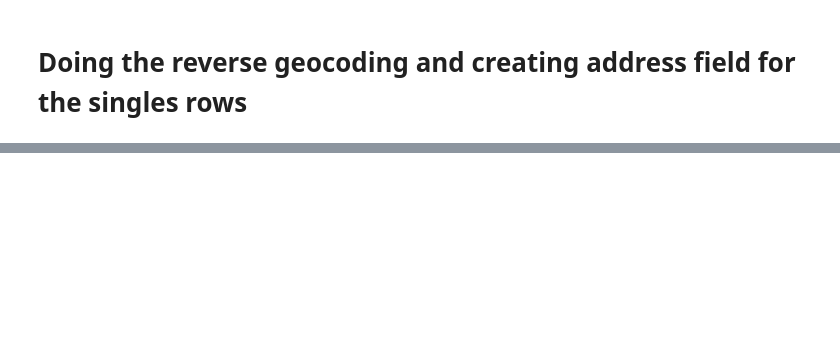
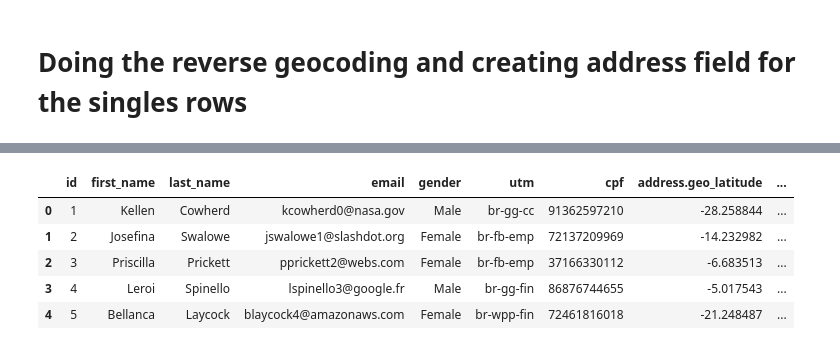
Before and after one commit to fabianomalves/data_engineer_test, a Jupyter notebook: data_engineer_test.ipynb, the cells around one changed output, grey strips where cells are left out. Saved outputs shown, nothing was run; the diff lists cells and outputs as text; code cells hidden in the pictures; blank space fills up the shorter version.

```diff
--- a/data_engineer_test.ipynb
+++ b/data_engineer_test.ipynb
@@ -174,0 +146,17 @@ Decript the CPF column
+# %%
+now = datetime.now()
+
+# Create new columns
+df_decrypt_cpf = df_decrypt_cpf.assign(
+    dt_insert=now,
+    candidate_name='Fabiano Moreira Alves'
+)
+# %%
+df_decrypt_cpf.head()
+# %% [output]
+|  | id | first_name | last_name | email | gender | utm | cpf | address.geo_latitude | ... |
+| 0 | 1 | Kellen | Cowherd | kcowherd0@nasa.gov | Male | br-gg-cc | 91362597210 | -28.258844 | ... |
+| 1 | 2 | Josefina | Swalowe | jswalowe1@slashdot.org | Female | br-fb-emp | 72137209969 | -14.232982 | ... |
+| 2 | 3 | Priscilla | Prickett | pprickett2@webs.com | Female | br-fb-emp | 37166330112 | -6.683513 | ... |
+| 3 | 4 | Leroi | Spinello | lspinello3@google.fr | Male | br-gg-fin | 86876744655 | -5.017543 | ... |
+| 4 | 5 | Bellanca | Laycock | blaycock4@amazonaws.com | Female | br-wpp-fin | 72461816018 | -21.248487 | ... |
```
Also changed, not shown: parts of 27 cells of this notebook.
